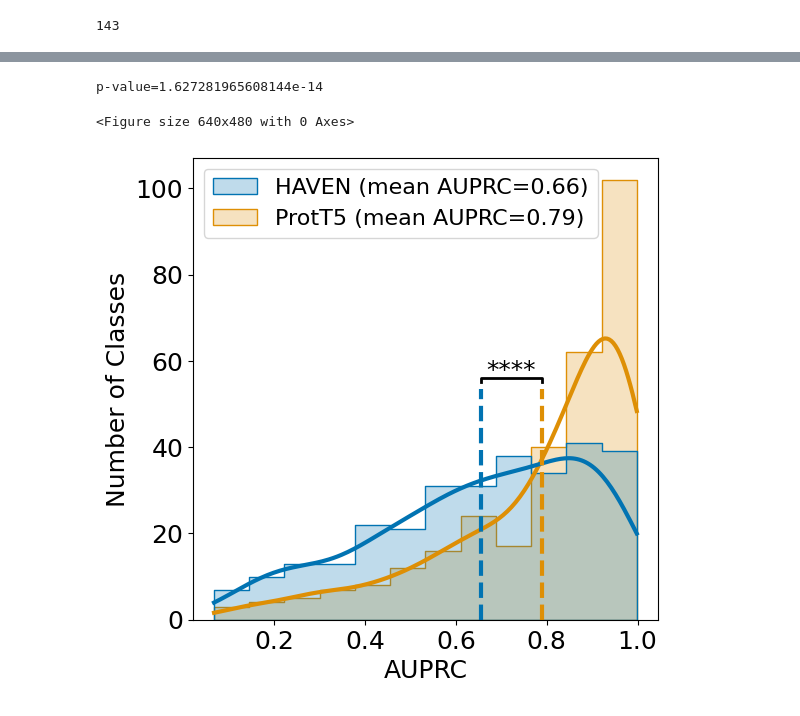
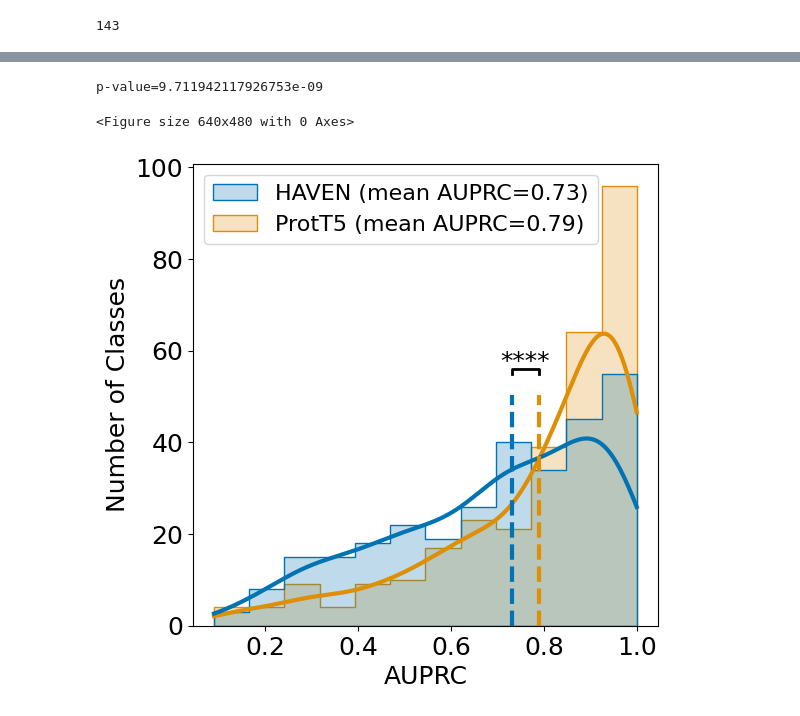
Before and after one commit to NeelTheBomb/HAVEN, a Jupyter notebook: src/jupyter_notebooks/few_shot_learning/Few Shot Learning - Non-IDV - Novel Host - Comparison.ipynb, the cells around one changed output, grey strips where cells are left out. Drawn from its saved outputs; the diff is of its cells as text; code cells hidden in the pictures.

```diff
--- a/src/jupyter_notebooks/few_shot_learning/Few Shot Learning - Non-IDV - Novel Host - Comparison.ipynb
+++ b/src/jupyter_notebooks/few_shot_learning/Few Shot Learning - Non-IDV - Novel Host - Comparison.ipynb
@@ -39,7 +39,7 @@ from src.utils import utils, evaluation_utils, visualization_utils
 
 
 virprobert_output_auprc_file_paths =  {
-    "HAVEN": os.path.join(os.getcwd(), "..","..", "..", "output/raw/uniref90_embl_vertebrates_non_idv/20240928/host_multi/few_shot_learning/fsl_tr_w3s5q10_te_w3s5q-1_e100b32_split70-10-20_hybrid-attention_sl256st64vs30cls_fnn_2l_d1024_lr1e-4_classwise_auprc.csv"),
+    "HAVEN": os.path.join(os.getcwd(), "..","..", "..", "output/raw/uniref90_embl_vertebrates_non_idv/20251104/host_multi/few_shot_learning/fsl_tr_w3s5q10_te_w3s5q-1_e500b16_split70-10-20-itr0_HAVEN_classwise_auprc.csv"),
     "ProtT5": os.path.join(os.getcwd(), "..","..", "..", "output/raw/uniref90_embl_vertebrates_non_idv/20251104/host_multi/few_shot_learning_external/fsl_tr_w3s5q10_te_w3s1q-1_e100b16_split70-10-20_ProtT5_classwise_auprc.csv")
     #"sl256st64_w5s2": os.path.join(os.getcwd(), "..","..", "..", "output/raw/uniref90_embl_vertebrates_non_idv/20240906/host_multi/few_shot_learning/fsl_tr_w5s2q10_te_w5s2q-1_e100b32_split70-10-20_hybrid-attention_sl256st64vs30_ae_bn_fnn_2l_d1024_lr1e-4_classwise_auprc.csv")
 }
@@ -289,36 +289,36 @@ ax = sns.histplot(data=df[df["itr"] == 0], x="auprc", hue="model", kde=True, kde
 
 haven_values = df[(df["itr"] == 0) & (df["model"] == "HAVEN")]["auprc"].values
 prott5_values = df[(df["itr"] == 0) & (df["model"] == "ProtT5")]["auprc"]
-haven_mean = haven_values.mean()
-prott5_mean = prott5_values.mean()
+haven_mean = np.median(haven_values)
+prott5_mean = np.median(prott5_values.mean())
 
 ax.axvline(x=haven_mean, c= palette[0], lw= 3, ls= "--", ymax=.5)
 ax.axvline(x=prott5_mean, c= palette[1], lw= 3, ls= "--", ymax=.5)
 ax.set_xlabel("AUPRC", size=18)
 ax.set_ylabel("Number of Classes", size=18)
 ax.get_legend().set_title("")
 
 legend_labels = {
     "HAVEN": f"HAVEN (mean AUPRC={'{0:.2f}'.format(haven_mean)})",
     "ProtT5": f"ProtT5 (mean AUPRC={'{0:.2f}'.format(prott5_mean)})"
 }
 p_value = mannwhitneyu(haven_values, prott5_values, alternative="less").pvalue
 print(f"p-value={p_value}")
 x1 = haven_mean
 x2 = prott5_mean
 y1 = 55
 y2 = y1 + 1
 
 plt.plot([x1, x1, x2, x2], [y1, y2, y2, y1], lw=2, c="k")
 text = visualization_utils.get_p_value_annotation(p_value)
 if text == "ns":
     plt.text((x1 + x2)*.5, y1+0.01, text , ha='center', va='bottom', color="k", size="18")
 else:
     plt.text((x1 + x2)*.5, y1, text, ha='center', va='bottom', color="k", size="18")
 for legend_label in ax.get_legend().get_texts():
     legend_label.set_text(legend_labels[legend_label.get_text()])
 plt.show()
 # %% [output]
-p-value=1.627281965608144e-14
+p-value=9.711942117926753e-09
 <Figure size 640x480 with 0 Axes>
-[figure, old version]
+[figure, new version]
```
Also changed, not shown: parts of 1 cell of this notebook, 1 other file.
